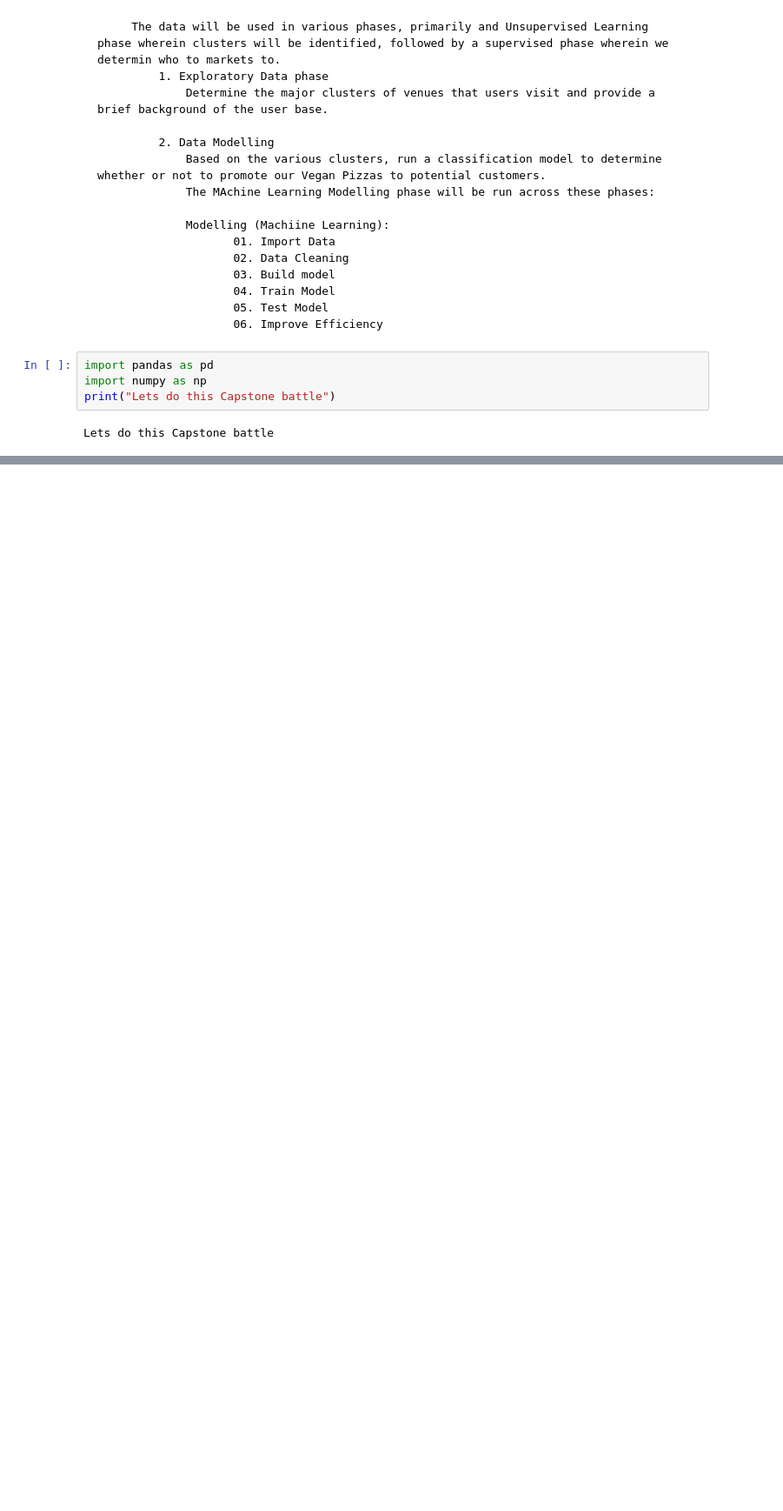
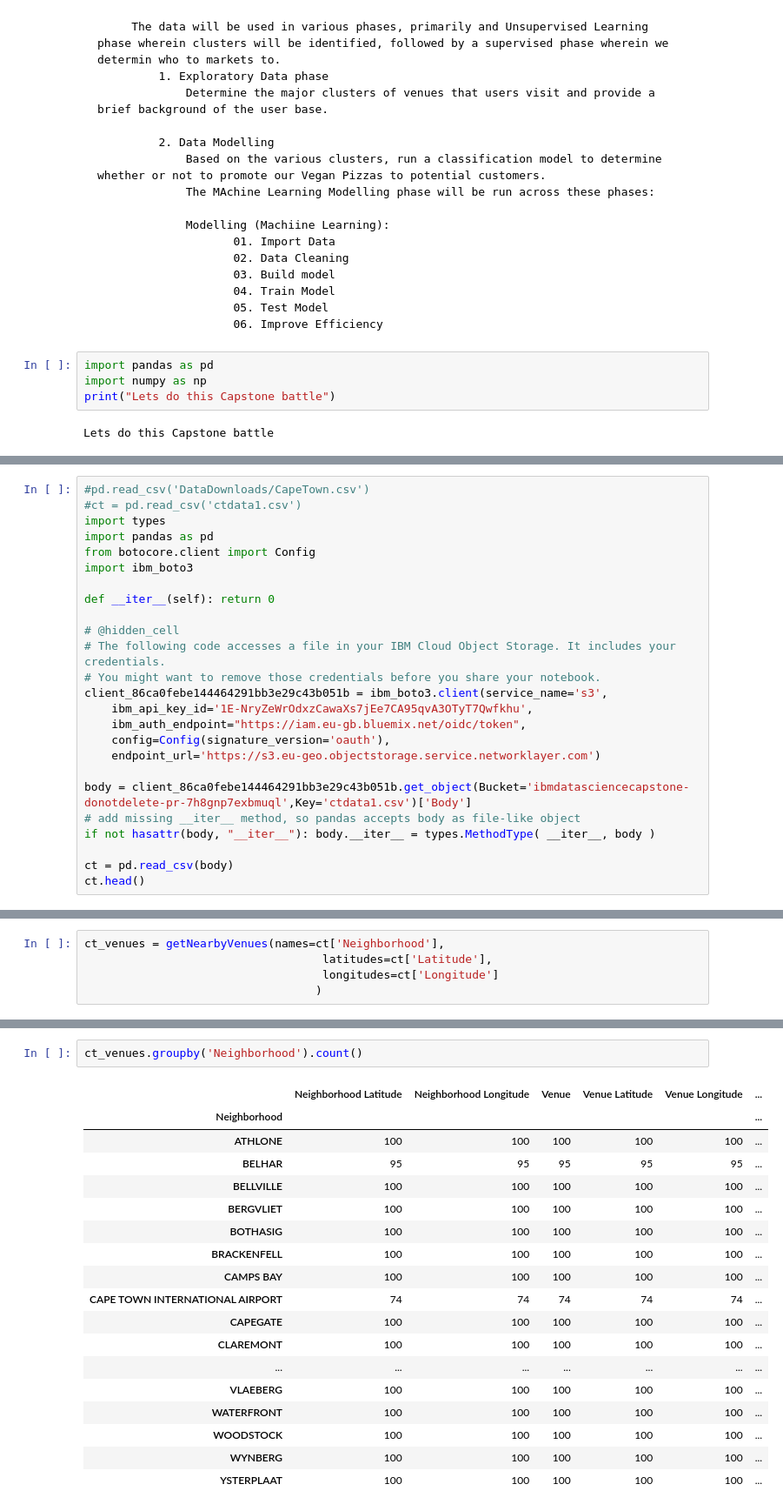
Before and after one commit to czr1803/GitHub_Main, a Jupyter notebook: Applied Data Science Capstone.ipynb, the cells around one changed output, grey strips where cells are left out. Shown at 87% size. Cells and saved outputs as stored; diff of their text form; blank space fills up the shorter version.

```diff
--- a/Applied Data Science Capstone.ipynb
+++ b/Applied Data Science Capstone.ipynb
@@ -57,0 +110,25 @@ Lets do this Capstone battle
+# %%
+#pd.read_csv('DataDownloads/CapeTown.csv')
+#ct = pd.read_csv('ctdata1.csv')
+import types
+import pandas as pd
+from botocore.client import Config
+import ibm_boto3
+
+def __iter__(self): return 0
+
+# @hidden_cell
+# The following code accesses a file in your IBM Cloud Object Storage. It includes your credentials.
+# You might want to remove those credentials before you share your notebook.
+client_86ca0febe144464291bb3e29c43b051b = ibm_boto3.client(service_name='s3',
+    ibm_api_key_id='1E-NryZeWrOdxzCawaXs7jEe7CA95qvA3OTyT7Qwfkhu',
+    ibm_auth_endpoint="https://iam.eu-gb.bluemix.net/oidc/token",
+    config=Config(signature_version='oauth'),
+    endpoint_url='https://s3.eu-geo.objectstorage.service.networklayer.com')
+
+body = client_86ca0febe144464291bb3e29c43b051b.get_object(Bucket='ibmdatasciencecapstone-donotdelete-pr-7h8gnp7exbmuql',Key='ctdata1.csv')['Body']
+# add missing __iter__ method, so pandas accepts body as file-like object
+if not hasattr(body, "__iter__"): body.__iter__ = types.MethodType( __iter__, body )
+
+ct = pd.read_csv(body)
+ct.head()
@@ -57,0 +183,5 @@ Lets do this Capstone battle
+# %%
+ct_venues = getNearbyVenues(names=ct['Neighborhood'],
+                                   latitudes=ct['Latitude'],
+                                   longitudes=ct['Longitude']
+                                  )
@@ -57,0 +210,21 @@ Lets do this Capstone battle
+# %%
+ct_venues.groupby('Neighborhood').count()
+# %% [output]
+|  | Neighborhood Latitude | Neighborhood Longitude | Venue | Venue Latitude | Venue Longitude | ... |
+| Neighborhood |  |  |  |  |  | ... |
+| ATHLONE | 100 | 100 | 100 | 100 | 100 | ... |
+| BELHAR | 95 | 95 | 95 | 95 | 95 | ... |
+| BELLVILLE | 100 | 100 | 100 | 100 | 100 | ... |
+| BERGVLIET | 100 | 100 | 100 | 100 | 100 | ... |
+| BOTHASIG | 100 | 100 | 100 | 100 | 100 | ... |
+| BRACKENFELL | 100 | 100 | 100 | 100 | 100 | ... |
+| CAMPS BAY | 100 | 100 | 100 | 100 | 100 | ... |
+| CAPE TOWN INTERNATIONAL AIRPORT | 74 | 74 | 74 | 74 | 74 | ... |
+| CAPEGATE | 100 | 100 | 100 | 100 | 100 | ... |
+| CLAREMONT | 100 | 100 | 100 | 100 | 100 | ... |
+| ... | ... | ... | ... | ... | ... | ... |
+| VLAEBERG | 100 | 100 | 100 | 100 | 100 | ... |
+| WATERFRONT | 100 | 100 | 100 | 100 | 100 | ... |
+| WOODSTOCK | 100 | 100 | 100 | 100 | 100 | ... |
+| WYNBERG | 100 | 100 | 100 | 100 | 100 | ... |
+| YSTERPLAAT | 100 | 100 | 100 | 100 | 100 | ... |
```
Also changed, not shown: parts of 21 cells of this notebook.
